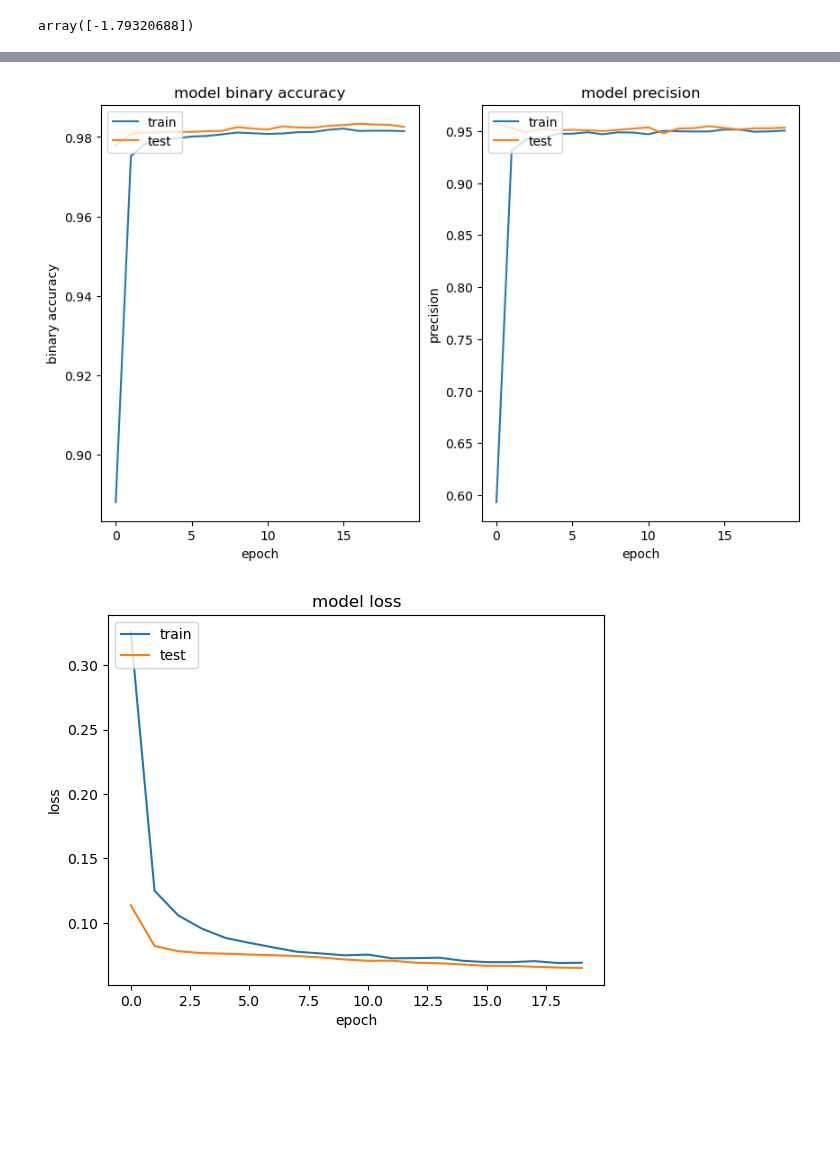
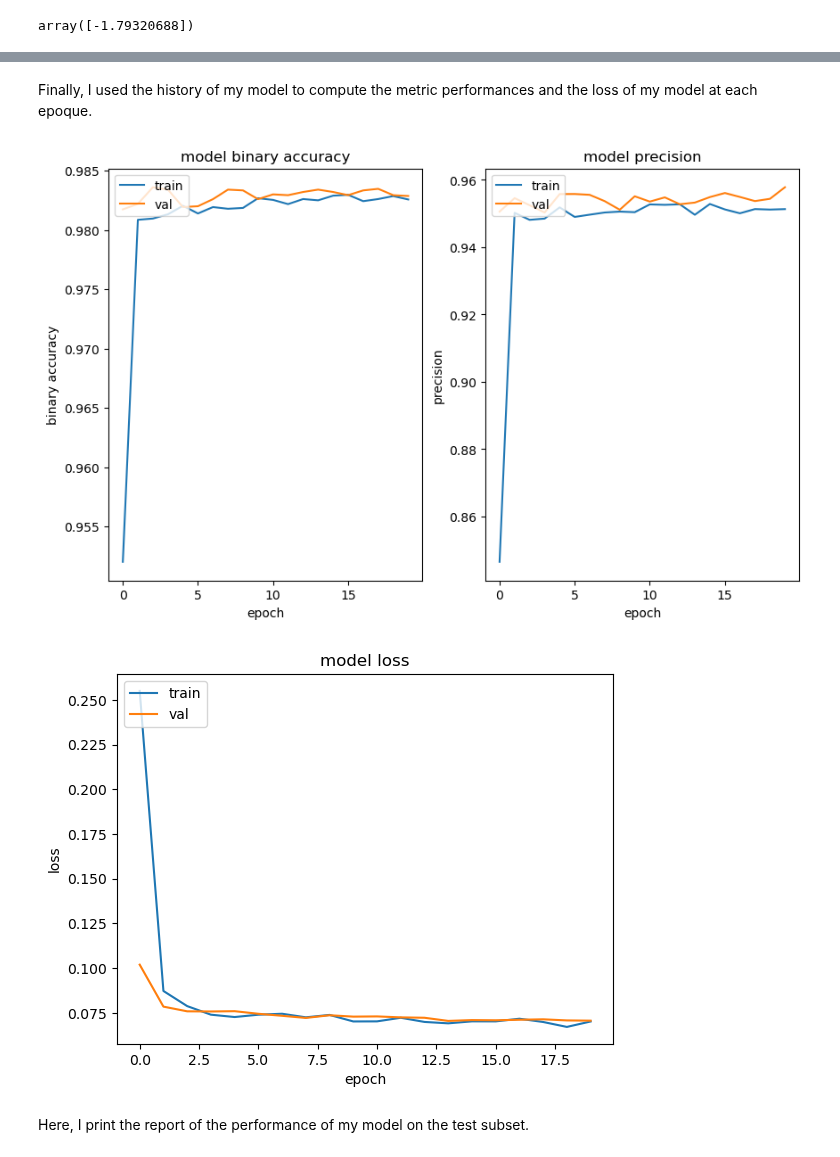
Before and after one commit to om-erika/astrostatistics_bicocca_2024, a Jupyter notebook: working/galaxy_vs_qso_mlp.ipynb, the cells around one changed output, grey strips where cells are left out. Cells and saved outputs as stored; diff of their text form; code cells hidden in the pictures; blank space fills up the shorter version.

```diff
--- a/working/galaxy_vs_qso_mlp.ipynb
+++ b/working/galaxy_vs_qso_mlp.ipynb
@@ -62,5 +78,7 @@ array([-1.79320688])
 # %%
 scaler = StandardScaler().set_output(transform="pandas")
-X_train, X_test, y_train, y_test = train_test_split(df.loc[:, 'u-g':'i-z'], df['class'], test_size=0.3, random_state=42)
+X_train, X_val, y_train, y_val = train_test_split(df.loc[:, 'u-g':'i-z'], df['class'], test_size=0.3, random_state=42)
+X_train, X_test, y_train, y_test = train_test_split(X_train, y_train, test_size=0.2, random_state=9)
 X_train_scaled = scaler.fit_transform(X_train)
+X_val_scaled = scaler.transform(X_val)
 X_test_scaled = scaler.transform(X_test)
@@ -72,7 +97,7 @@ HP_DROPOUT = hp.HParam('dropout', hp.Discrete([0.1, 0.2, 0.5]))
 HP_OPTIMIZER = hp.HParam('optimizer', hp.Discrete(['nadam', 'sgd']))
 METRIC_BINARY_CROSSENTROPY = 'binary_crossentropy'
 
-with tf.summary.create_file_writer('nobias_input_layer/hparam_tuning').as_default():
+with tf.summary.create_file_writer('def_no_bias/hparam_tuning').as_default():
   hp.hparams_config(
     hparams=[HP_NUM_UNITS, HP_DROPOUT, HP_OPTIMIZER],
     metrics=[hp.Metric(METRIC_BINARY_CROSSENTROPY, display_name='Binary Crossentropy')]
@@ -141,4 +168,4 @@ for num_units in HP_NUM_UNITS.domain.values:
 # %%
-tuned_num_units = 20
+tuned_num_units = 15
 tuned_dropout = 0.1
 tuned_optimizer = tf.keras.optimizers.Adam(learning_rate=0.001)
@@ -185,4 +218,4 @@ Model: "sequential"
 # %%
-history = model.fit(X_train, y_train, epochs=20, validation_data=(X_test, y_test))
+history = model.fit(X_train_scaled, y_train, epochs=20, validation_data=(X_val_scaled, y_val))
 # %% [output]
 Epoch 1/20
@@ -244,34 +307,38 @@ Total QSO:  2188
+# %% [markdown]
+Finally, I used the history of my model to compute the metric performances and the loss of my model at each epoque.
 # %%
 fig = plt.figure(figsize = (10,6))
 ax = fig.add_subplot(121)
 ax.plot(history.history['binary accuracy'])
 ax.plot(history.history['val_binary accuracy'])
 ax.set_title('model binary accuracy')
 ax.set_ylabel('binary accuracy')
 ax.set_xlabel('epoch')
-ax.legend(['train', 'test'], loc='upper left')
+ax.legend(['train', 'val'], loc='upper left')
 
 ax1 = fig.add_subplot(122)
 ax1.plot(history.history['precision'])
 ax1.plot(history.history['val_precision'])
 ax1.set_title('model precision')
 ax1.set_ylabel('precision')
 ax1.set_xlabel('epoch')
-ax1.legend(['train', 'test'], loc='upper left')
+ax1.legend(['train', 'val'], loc='upper left')
 
 plt.show()
 # %% [output]
-[figure, old version]
+[figure, new version]
 # %%
 plt.plot(history.history['loss'])
 plt.plot(history.history['val_loss'])
 plt.title('model loss')
 plt.ylabel('loss')
 plt.xlabel('epoch')
-plt.legend(['train', 'test'], loc='upper left')
+plt.legend(['train', 'val'], loc='upper left')
 plt.show()
 # %% [output]
-[figure, old version]
+[figure, new version]
+# %% [markdown]
+Here, I print the report of the performance of my model on the test subset.
 # %%
 from sklearn.metrics import classification_report
 
```
Also changed, not shown: parts of 29 cells of this notebook, 2 other files.
